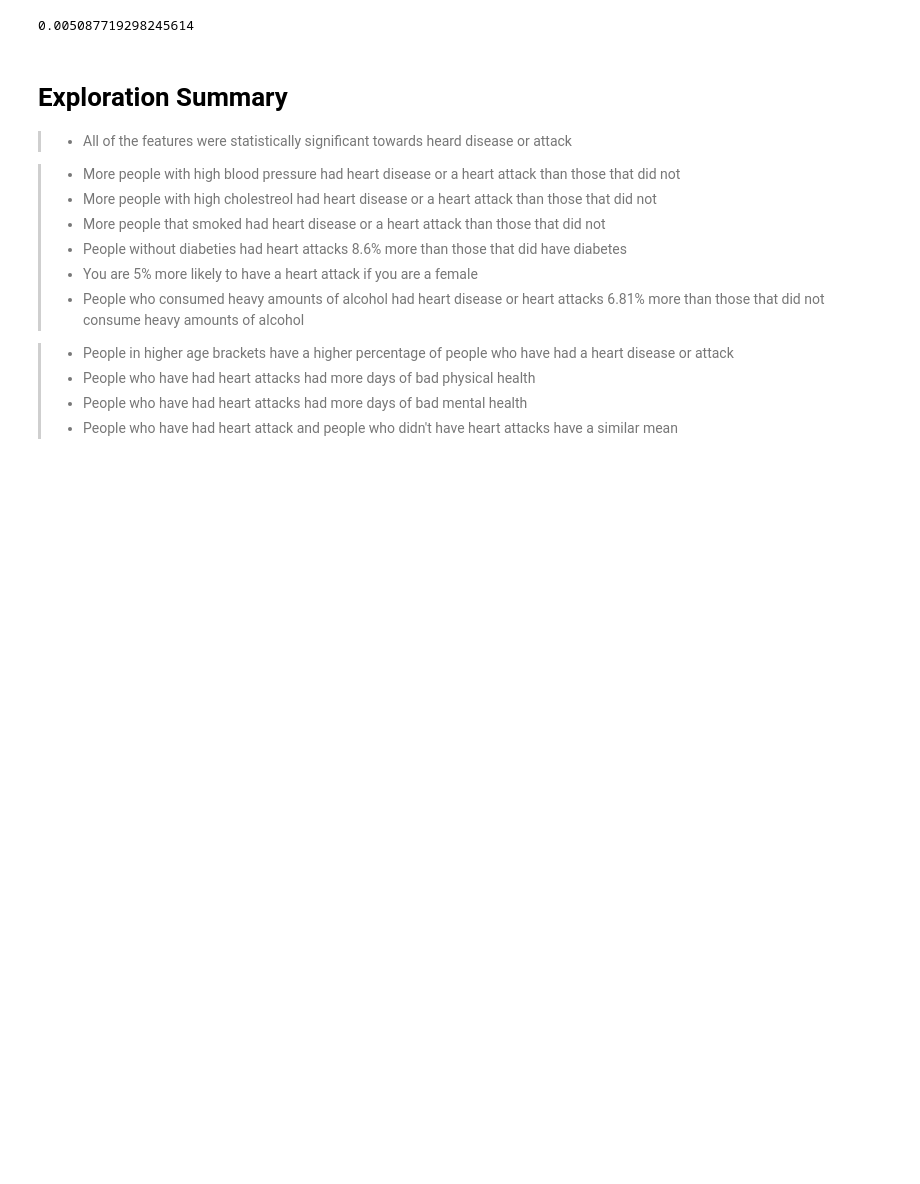
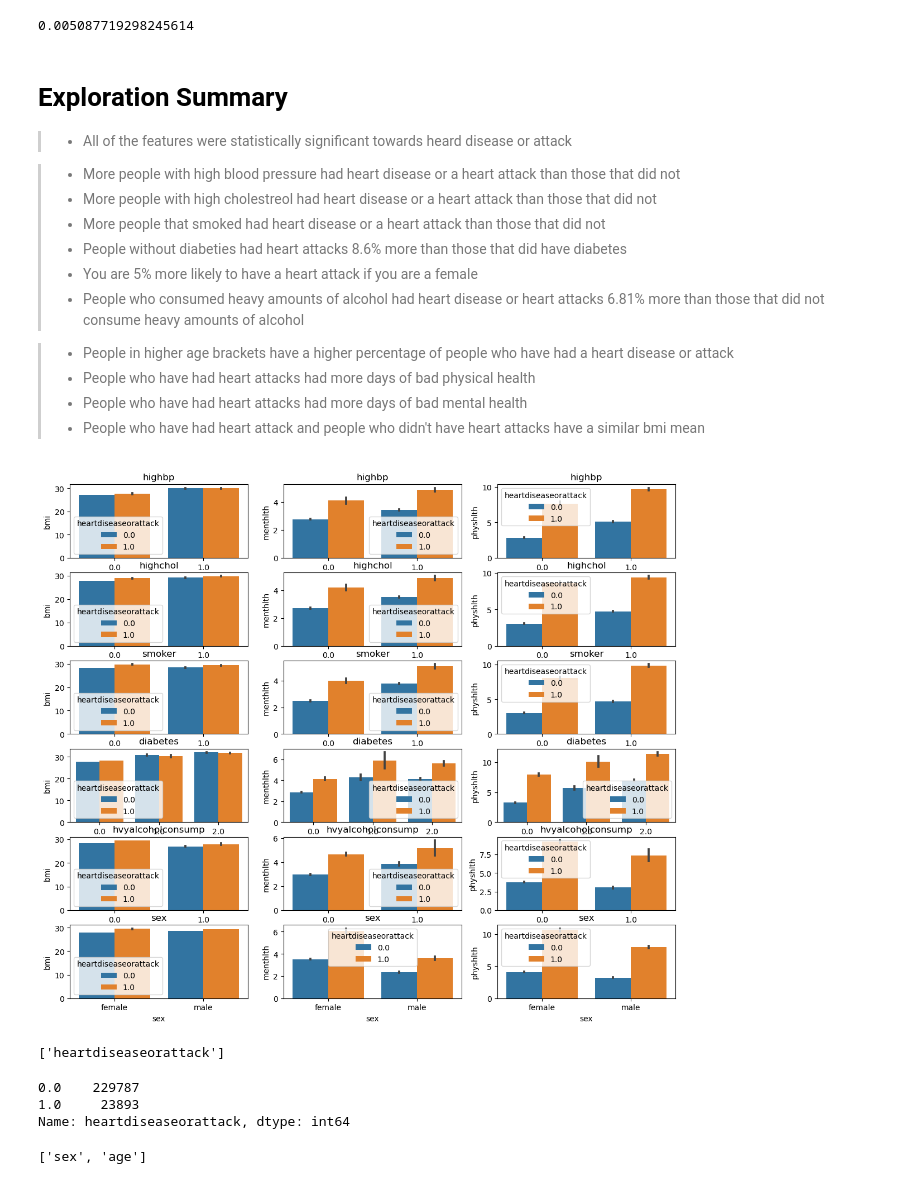
Before and after one commit to Divante222/individual_project, a Jupyter notebook: possible_project_1.ipynb, the cells around one changed output. Saved outputs shown, nothing was run; the diff lists cells and outputs as text; code cells hidden in the pictures; blank space fills up the shorter version.

```diff
--- a/possible_project_1.ipynb
+++ b/possible_project_1.ipynb
@@ -290,9 +288,9 @@ The p value of physhlth is 0.0
 def calculate_percentage(value1, value2):
     return (value2 / (value1 + value2) ) * 100
 # %%
-the_list = list(df.age.value_counts().index)
+the_list_age_2 = list(df.age.value_counts().index)
 
-for i in the_list:
+for i in the_list_age_2:
     print(df.heartdiseaseorattack[df['age'] == i])
 # %% [output]
 0         0.0
@@ -316,14 +314,12 @@ Name: heartdiseaseorattack, Length: 5700, dtype: float64
 the_order = ['18 to 24', '25 to 29', '30 to 34','35 to 39', '40 to 44',
             '45 to 49', '50 to 54', '55 to 59', '60 to 64', '65 to 69',
             '70 to 74', '75 to 79', '80 or older']
-the_list = the_order
+the_list_age_2 = the_order
 
-df.heartdiseaseorattack[df['age'] == the_list[0]].value_counts()
+df.heartdiseaseorattack[df['age'] == the_list_age_2[0]].value_counts()
 the_age_df = pd.DataFrame()
 
-for i in the_list:
-#     print(df.heartdiseaseorattack[df['age'] == i].value_counts()[0])
-#     print(df.heartdiseaseorattack[df['age'] == i].value_counts()[1])
+for i in the_list_age_2:
     value = calculate_percentage(df.heartdiseaseorattack[df['age'] == i].value_counts()[0]
                          , df.heartdiseaseorattack[df['age'] == i].value_counts()[1])
 
@@ -365,6 +361,21 @@ df.heartdiseaseorattack[df['age'] == '18 to 24'].value_counts()[1] / (df.heartdi
 > - People in higher age brackets have a higher percentage of people who have had a heart disease or attack
 > - People who have had heart attacks had more days of bad physical health
 > - People who have had heart attacks had more days of bad mental health
-> - People who have had heart attack and people who didn't have heart attacks have a similar mean
+> - People who have had heart attack and people who didn't have heart attacks have a similar bmi mean
 # %%
-#
+plt.figure(figsize=(14,14))
+plt.xticks(rotation = 45)
+i = 0
+
+the_list # catagorical
+second_list # continuous
+
+for col in the_list:
+    for second in second_list:
+        plt.subplot(7,3,i+1)
+        sns.barplot(data=df, x=col, y=second, hue=df.heartdiseaseorattack).set_title(f'{col}')
+        i +=1
+
+plt.show()
+# %% [output]
+[figure, added]
@@ -370,0 +386,4 @@ df.heartdiseaseorattack[df['age'] == '18 to 24'].value_counts()[1] / (df.heartdi
+# %%
+list(df.iloc[:, :1].columns)
+# %% [output]
+['heartdiseaseorattack']
@@ -370,0 +392,14 @@ df.heartdiseaseorattack[df['age'] == '18 to 24'].value_counts()[1] / (df.heartdi
+# %%
+# getting baseline
+df.heartdiseaseorattack.value_counts()
+# 253680
+
+# 90%
+# %% [output]
+0.0    229787
+1.0     23893
+Name: heartdiseaseorattack, dtype: int64
+# %%
+list(X_train.iloc[:, -2:])
+# %% [output]
+['sex', 'age']
```
Also changed, not shown: parts of 24 cells of this notebook, 4 other files.
